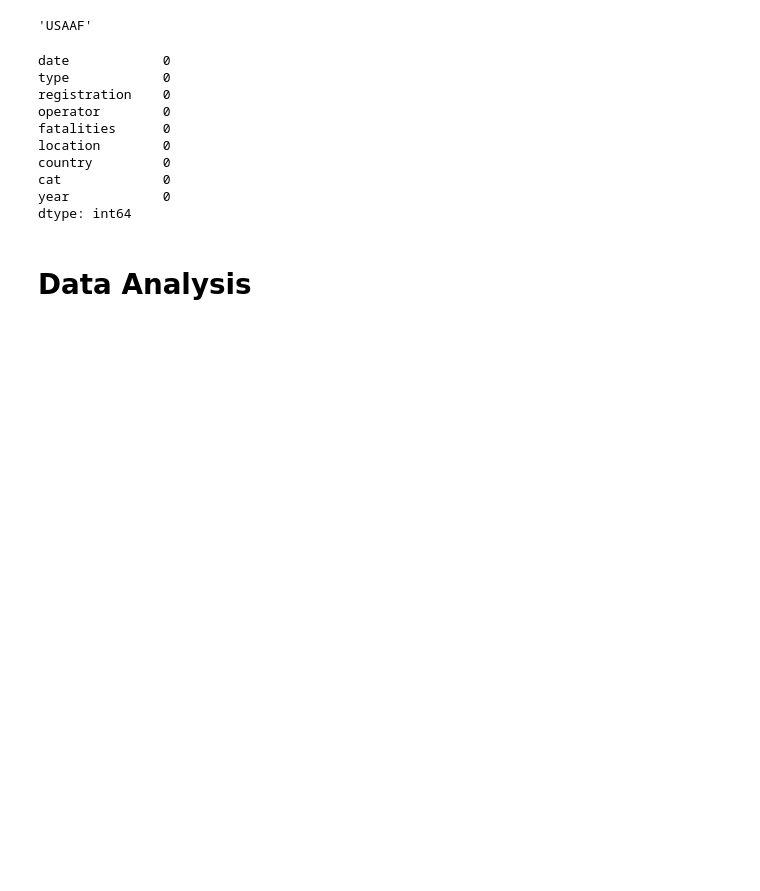
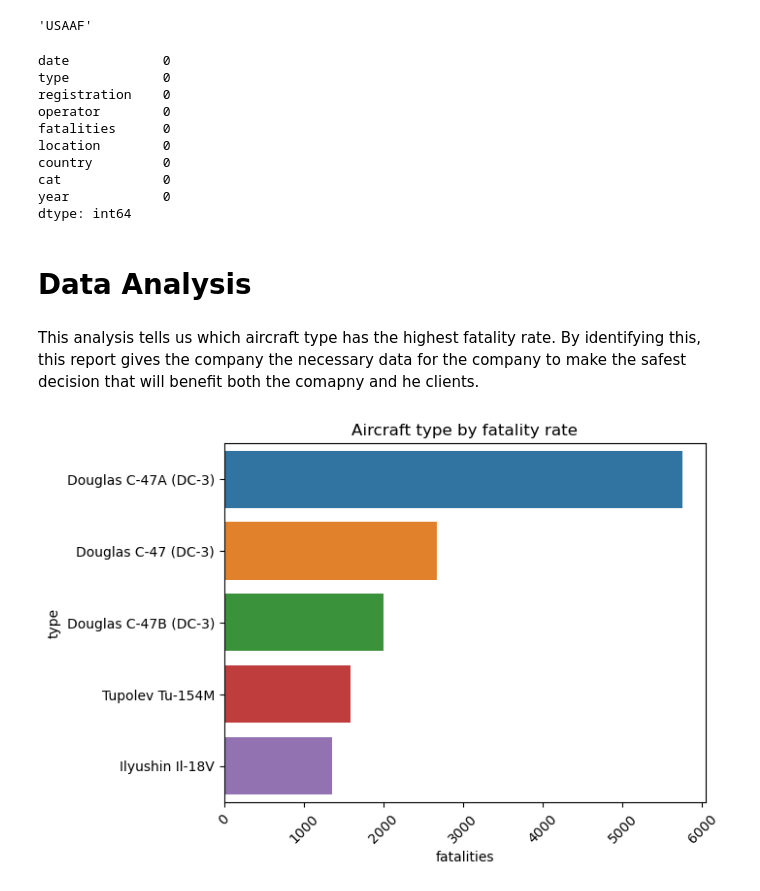
Before and after one commit to mburufiona/Aviation-Accident-Project, a Jupyter notebook: index.ipynb, the cells around one changed output. Drawn from its saved outputs; the diff is of its cells as text; code cells hidden in the pictures; blank space fills up the shorter version.

Commit message:
analyses aircraft type by fatality rate. Also visuaizes

```diff
--- a/index.ipynb
+++ b/index.ipynb
@@ -328,3 +325,22 @@ dtype: int64
 df.to_csv('clean-aviation-accident-data.csv', index=False)
 # %% [markdown]
 # Data Analysis
+# %% [markdown]
+This analysis tells us which aircraft type has the highest fatality rate. By identifying this, this report gives the company the necessary data for the company to make the safest decision that will benefit both the comapny and he clients.
+# %%
+# groups all fatalities by aircraft type and sums all fatalities for each type
+aircrafttype_accidents= df.groupby('type')['fatalities'].sum().reset_index()
+low_accident = aircrafttype_accidents.sort_values(by='fatalities', ascending=False).head()
+
+
+# use seaborn to plot
+sns.barplot(
+    x = 'fatalities',
+    y = 'type',
+    data= low_accident
+)
+plt.title('Aircraft type by fatality rate')
+plt.xticks(rotation = 45)
+plt.show()
+# %% [output]
+[figure, added]
```
Also changed, not shown: parts of 32 cells of this notebook.
